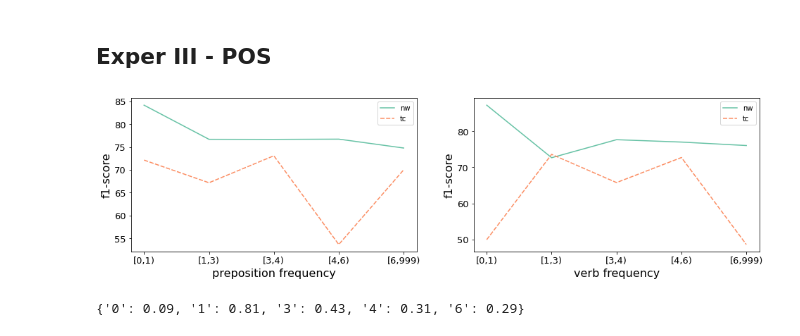
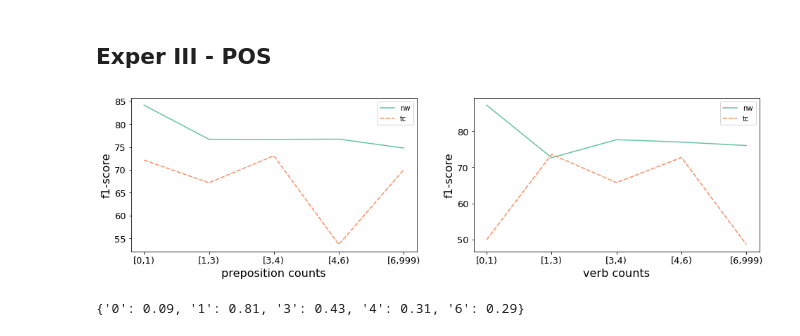
Before and after one commit to ixiaopan/NER_Tagger, a Jupyter notebook: corpus_profile.ipynb, the cells around one changed output. Saved outputs shown, nothing was run; the diff lists cells and outputs as text; code cells hidden in the pictures.

```diff
--- a/corpus_profile.ipynb
+++ b/corpus_profile.ipynb
@@ -388,35 +409,35 @@ _UNK 6
 # %%
 def plot_prep_verb_f1_score(domains, prep_range,verb_range, model='mult', version=0):
     prep_f1_score = get_prep_f1_score(prep_range, domains, model=model, version=version)
     verb_f1_score = get_verb_f1_score(verb_range, domains, model=model, version=version)
 
     prep_f1_score_verted = prep_f1_score.reset_index()
     prep_f1_score_verted = pd.melt(prep_f1_score_verted, id_vars=['index'])
     prep_f1_score_verted.columns = ['domain', 'prep_count', 'f1-score']
 
     verb_f1_score_verted = verb_f1_score.reset_index()
     verb_f1_score_verted = pd.melt(verb_f1_score_verted, id_vars=['index'])
     verb_f1_score_verted.columns = ['domain', 'verb_count', 'f1-score']
 
     fig, ax = plt.subplots(1, 2, figsize=(16, 4))
     sns.lineplot(data=prep_f1_score.T, ax=ax[0])
-    ax[0].set_xlabel('preposition frequency', fontsize=16)
+    ax[0].set_xlabel('preposition counts', fontsize=16)
     ax[0].xaxis.set_tick_params(labelsize=13)
     ax[0].yaxis.set_tick_params(labelsize=13)
     ax[0].set_ylabel('f1-score', fontsize=16)
 
     sns.lineplot(data=verb_f1_score.T, ax=ax[1])
-    ax[1].set_xlabel('verb frequency', fontsize=16)
+    ax[1].set_xlabel('verb counts', fontsize=16)
     ax[1].xaxis.set_tick_params(labelsize=13)
     ax[1].yaxis.set_tick_params(labelsize=13)
     ax[1].set_ylabel('f1-score', fontsize=16)
 
 
 prep_range = '0,1,3,4,6,999'.split(',')
 verb_range = '0,1,3,4,6,999'.split(',')
 plot_prep_verb_f1_score([ 'nw', 'tc'], prep_range, verb_range)
 # %% [output]
-[figure, old version]
+[figure, new version]
 # %%
 cal_entity_by_sent('tc', 'pos_verb', prep_range)
 # %% [output]
```
Also changed, not shown: parts of 9 cells of this notebook, 2 other files.
